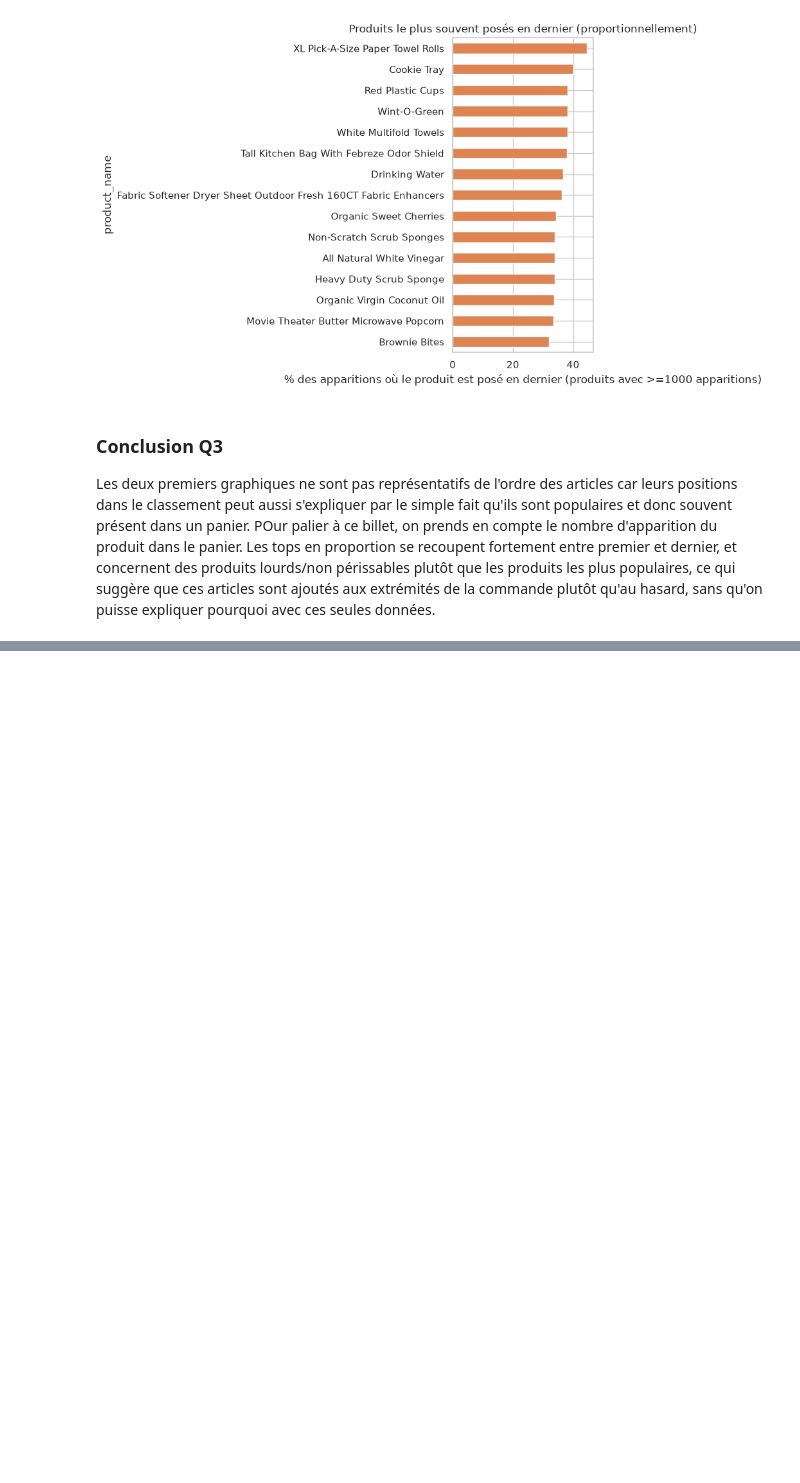
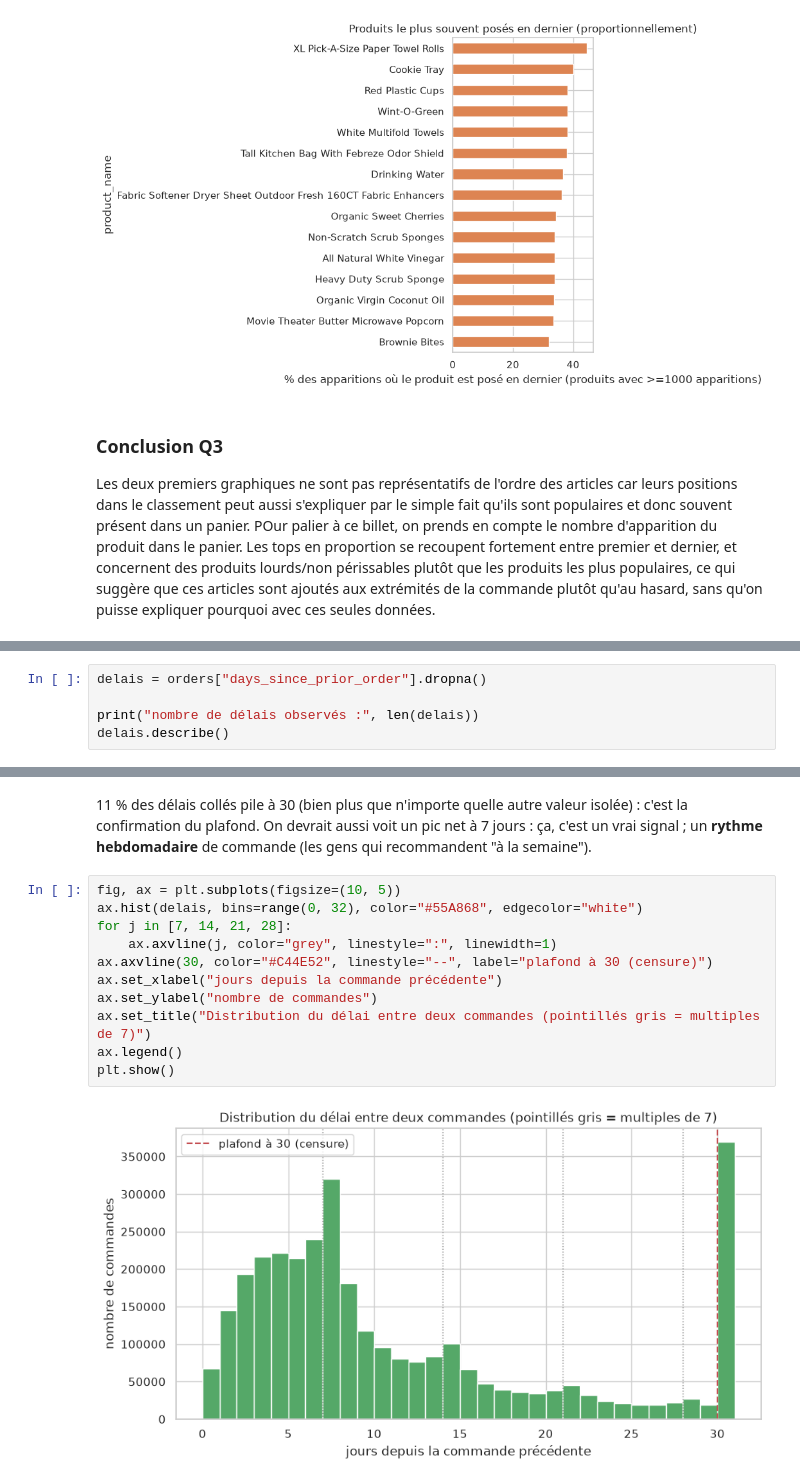
Before and after one commit to tranarivelo/joja-data-analysis, a Jupyter notebook: Analyse_Client.ipynb, the cells around one changed output, grey strips where cells are left out. Drawn from its saved outputs; the diff is of its cells as text; blank space fills up the shorter version.

```diff
--- a/Analyse_Client.ipynb
+++ b/Analyse_Client.ipynb
@@ -678,0 +733,5 @@ Les deux premiers graphiques ne sont pas représentatifs de l'ordre des articles
+# %%
+delais = orders["days_since_prior_order"].dropna()
+
+print("nombre de délais observés :", len(delais))
+delais.describe()
@@ -678,0 +755,17 @@ Les deux premiers graphiques ne sont pas représentatifs de l'ordre des articles
+# %% [markdown]
+11 % des délais collés pile à 30 (bien plus que n'importe quelle autre valeur isolée) : c'est
+la confirmation du plafond. On devrait aussi voit un pic net à 7 jours : ça, c'est un vrai signal ; un **rythme
+hebdomadaire** de commande (les gens qui recommandent "à la semaine").
+# %%
+fig, ax = plt.subplots(figsize=(10, 5))
+ax.hist(delais, bins=range(0, 32), color="#55A868", edgecolor="white")
+for j in [7, 14, 21, 28]:
+    ax.axvline(j, color="grey", linestyle=":", linewidth=1)
+ax.axvline(30, color="#C44E52", linestyle="--", label="plafond à 30 (censure)")
+ax.set_xlabel("jours depuis la commande précédente")
+ax.set_ylabel("nombre de commandes")
+ax.set_title("Distribution du délai entre deux commandes (pointillés gris = multiples de 7)")
+ax.legend()
+plt.show()
+# %% [output]
+[figure, added]
```
Also changed, not shown: parts of 12 cells of this notebook.
